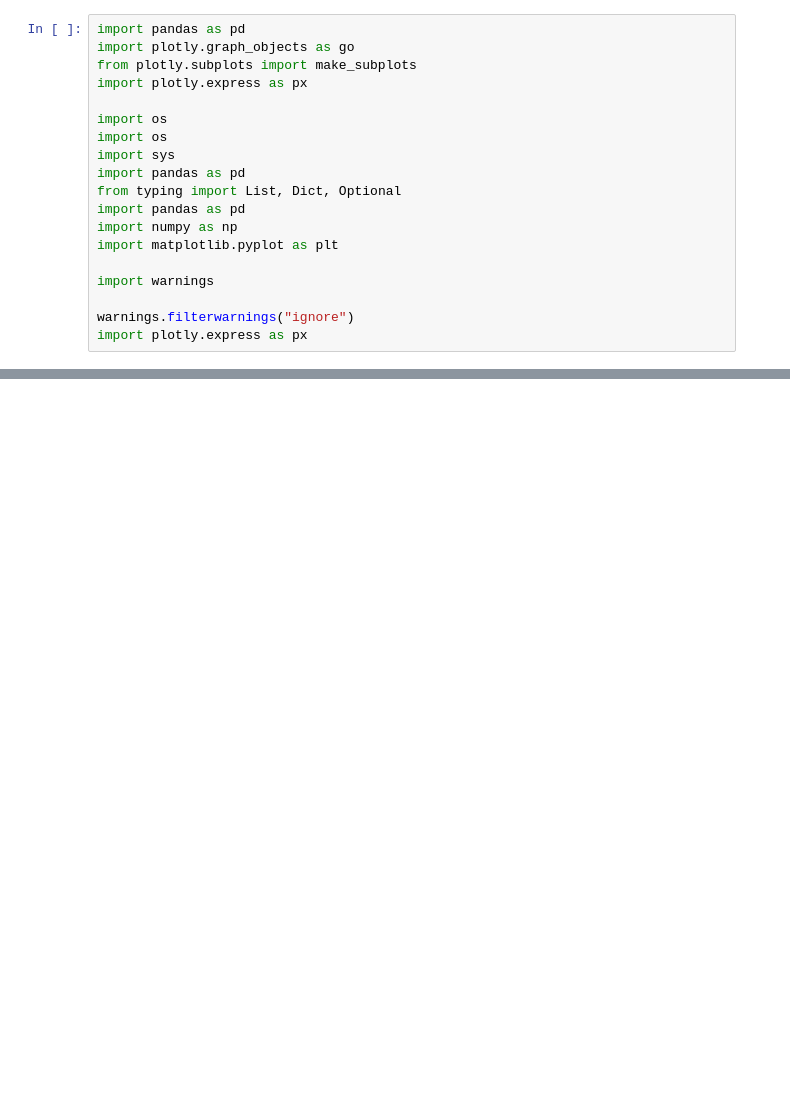
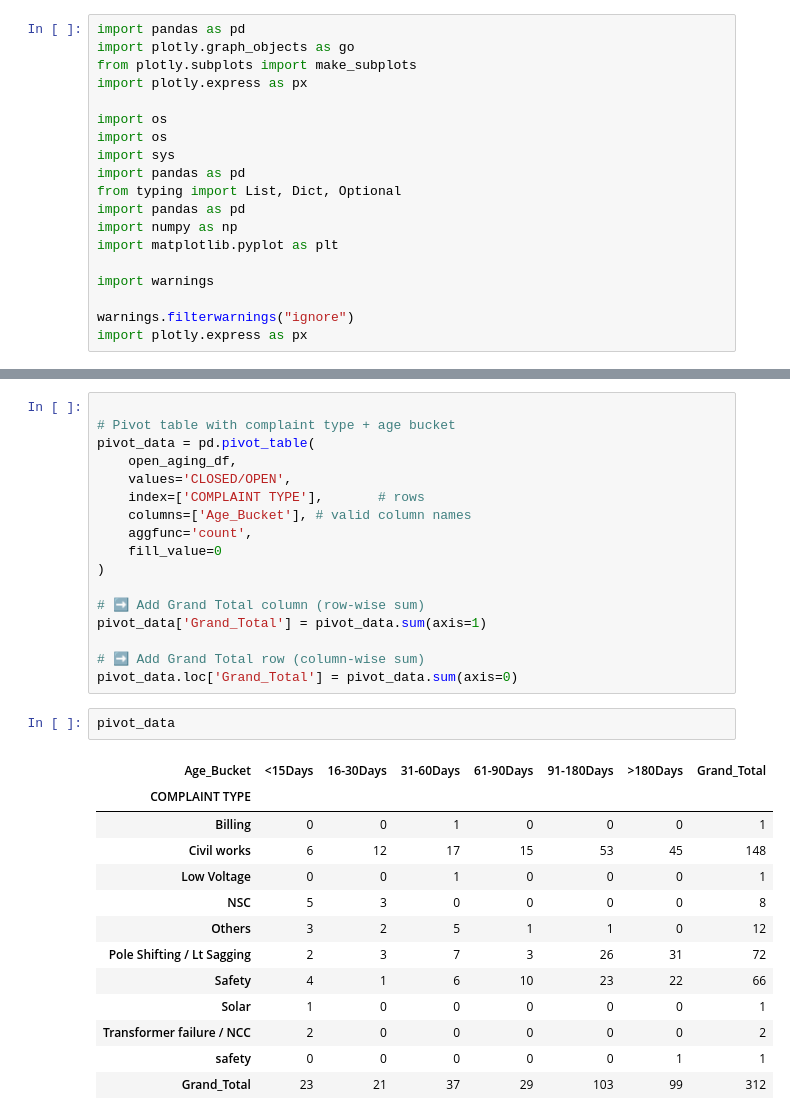
Before and after one commit to susantkumarsahoo/AutonomousDataAnalystAgent, a Jupyter notebook: notebooks/note_01.ipynb, the cells around one changed output, grey strips where cells are left out. Drawn from its saved outputs; the diff is of its cells as text; blank space fills up the shorter version.

```diff
--- a/notebooks/note_01.ipynb
+++ b/notebooks/note_01.ipynb
@@ -19,0 +198,33 @@ import plotly.express as px
+# %%
+
+# Pivot table with complaint type + age bucket
+pivot_data = pd.pivot_table(
+    open_aging_df,
+    values='CLOSED/OPEN',
+    index=['COMPLAINT TYPE'],       # rows
+    columns=['Age_Bucket'], # valid column names
+    aggfunc='count',
+    fill_value=0
+)
+
+# ➡️ Add Grand Total column (row-wise sum)
+pivot_data['Grand_Total'] = pivot_data.sum(axis=1)
+
+# ➡️ Add Grand Total row (column-wise sum)
+pivot_data.loc['Grand_Total'] = pivot_data.sum(axis=0)
+# %%
+pivot_data
+# %% [output]
+| Age_Bucket | <15Days | 16-30Days | 31-60Days | 61-90Days | 91-180Days | >180Days | Grand_Total |
+| COMPLAINT TYPE |  |  |  |  |  |  |  |
+| Billing | 0 | 0 | 1 | 0 | 0 | 0 | 1 |
+| Civil works | 6 | 12 | 17 | 15 | 53 | 45 | 148 |
+| Low Voltage | 0 | 0 | 1 | 0 | 0 | 0 | 1 |
+| NSC | 5 | 3 | 0 | 0 | 0 | 0 | 8 |
+| Others | 3 | 2 | 5 | 1 | 1 | 0 | 12 |
+| Pole Shifting / Lt Sagging | 2 | 3 | 7 | 3 | 26 | 31 | 72 |
+| Safety | 4 | 1 | 6 | 10 | 23 | 22 | 66 |
+| Solar | 1 | 0 | 0 | 0 | 0 | 0 | 1 |
+| Transformer failure / NCC | 2 | 0 | 0 | 0 | 0 | 0 | 2 |
+| safety | 0 | 0 | 0 | 0 | 0 | 1 | 1 |
+| Grand_Total | 23 | 21 | 37 | 29 | 103 | 99 | 312 |
```
Also changed, not shown: parts of 20 cells of this notebook, 11 other files.
